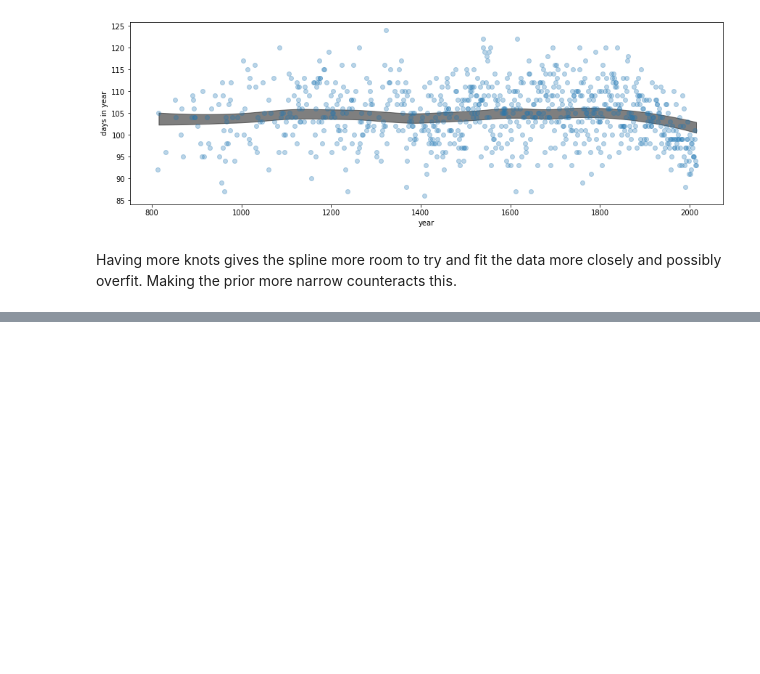
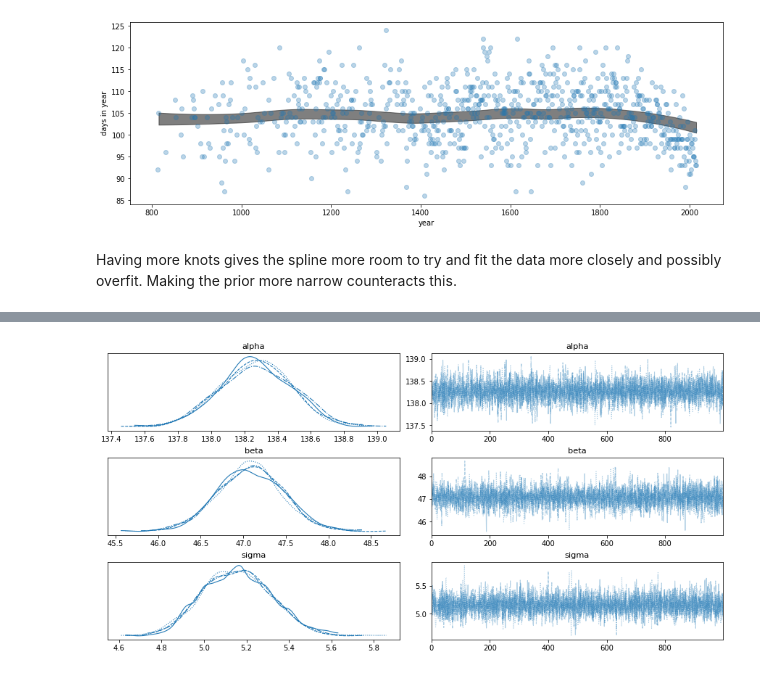
Before and after one commit to oadams/oadams.github.io, a Jupyter notebook: statistical_rethinking_solutions/ch4.ipynb, the cells around one changed output, grey strips where cells are left out. Drawn from its saved outputs; the diff is of its cells as text; code cells hidden in the pictures; blank space fills up the shorter version.

```diff
--- a/statistical_rethinking_solutions/ch4.ipynb
+++ b/statistical_rethinking_solutions/ch4.ipynb
@@ -339,0 +457,12 @@ Having more knots gives the spline more room to try and fit the data more closel
+# %%
+d['log_weight'] = np.log(d.weight)
+# %%
+with pm.Model() as m:
+    alpha = pm.Normal('alpha', mu=150, sigma=20)
+    beta = pm.Lognormal('beta', mu=0, sigma=1)
+    sigma = pm.Uniform('sigma', 0, 20)
+    mu = alpha + beta * (d.log_weight - d.log_weight.mean())
+    _heights = pm.Normal('height', mu=mu, sigma=sigma, observed=d.height)
+# %%
+with m:
+    trace = pm.sample(1000, tune=1000)
@@ -339,0 +476,5 @@ Having more knots gives the spline more room to try and fit the data more closel
+# %%
+with m:
+    az.plot_trace(trace)
+# %% [output]
+[figure, added]
```
Also changed, not shown: parts of 33 cells of this notebook, 2 other files.
